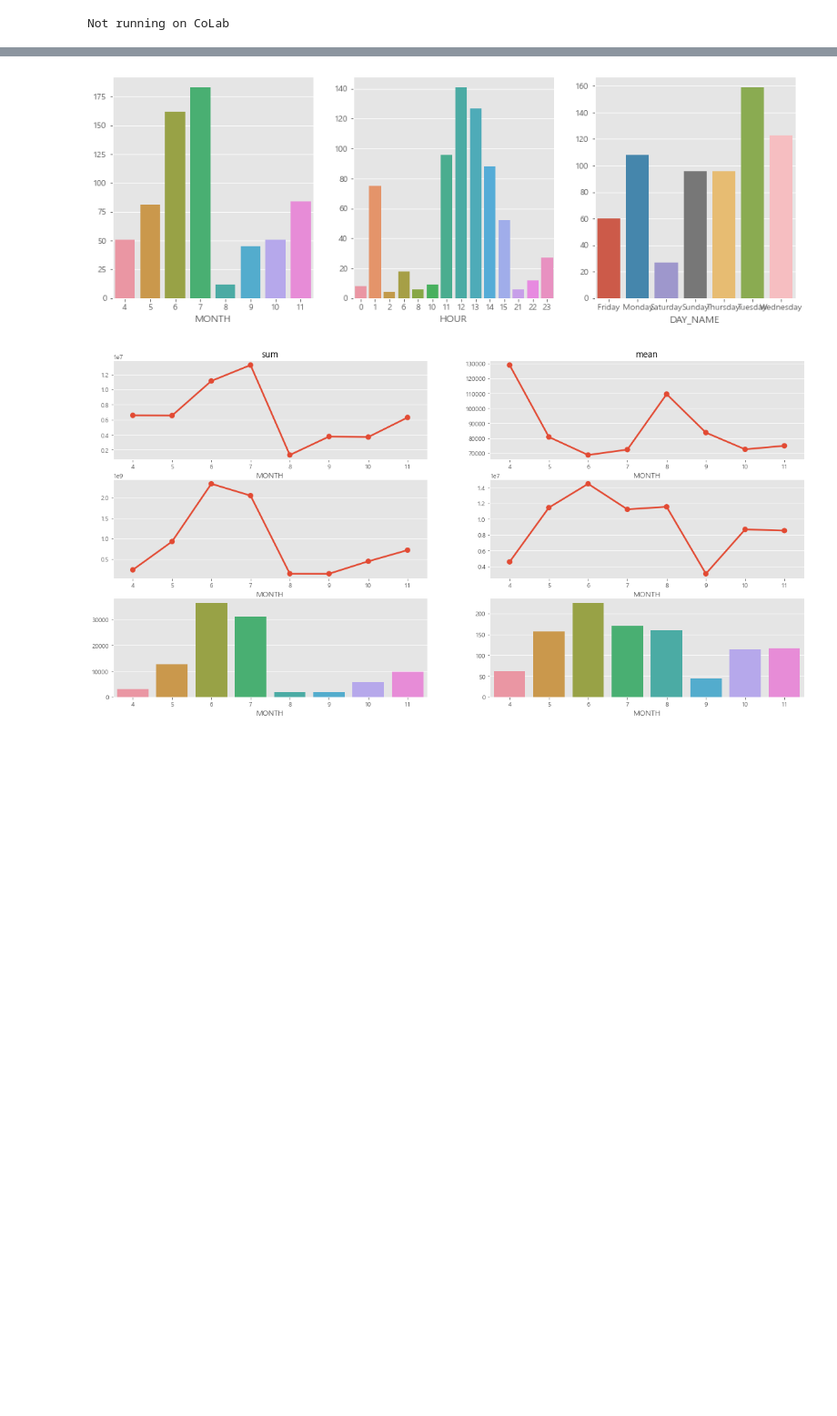
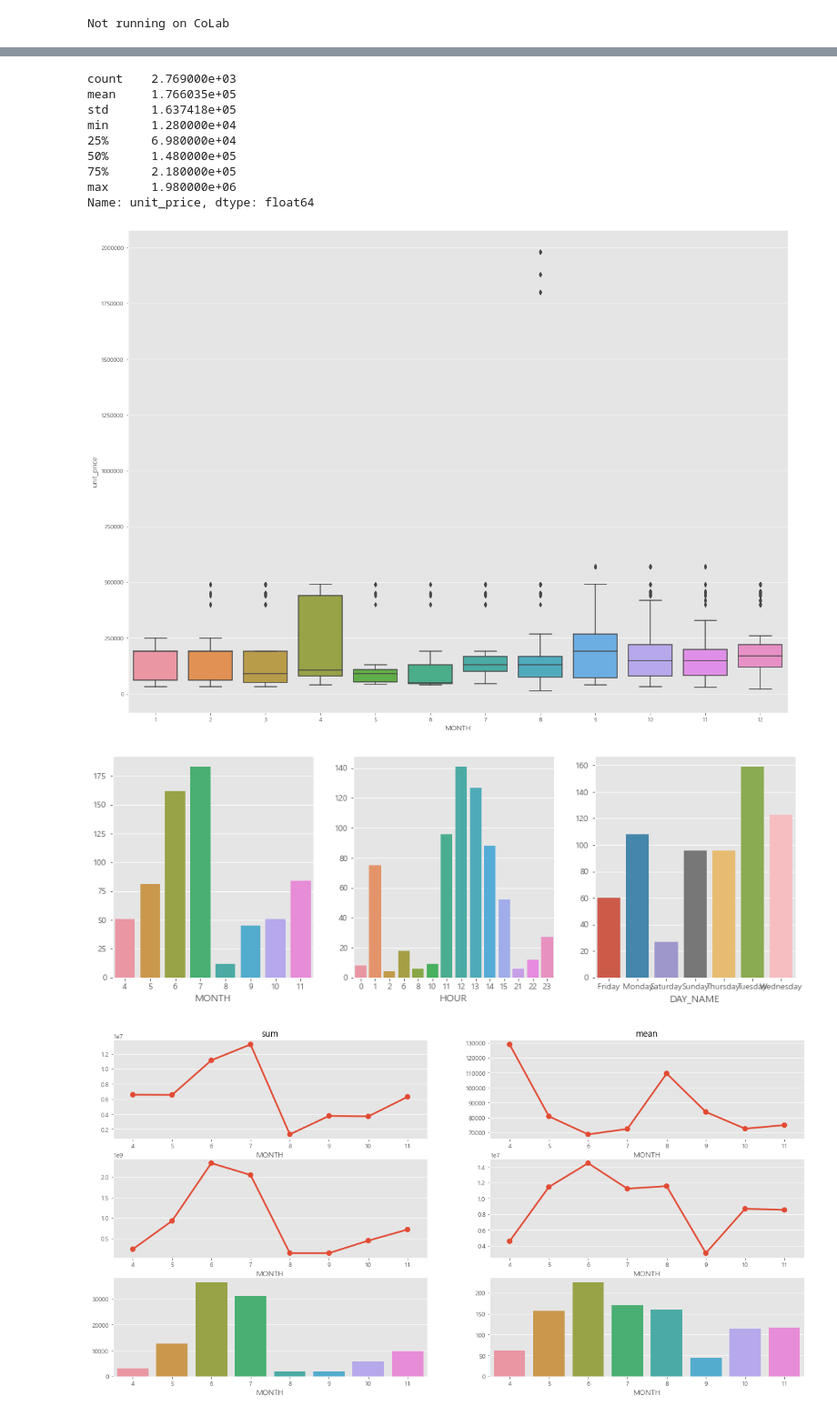
Before and after one commit to bombom93/bigcontest, a Jupyter notebook: EDA.ipynb, the cells around one changed output, grey strips where cells are left out. Shown at 91% size. Saved outputs shown, nothing was run; the diff lists cells and outputs as text; code cells hidden in the pictures; blank space fills up the shorter version.

```diff
--- a/EDA.ipynb
+++ b/EDA.ipynb
@@ -48,3 +53,16 @@ box_plot('농수축')
+# %%
+unit_box('생활용품')
+# %% [output]
+count    2.769000e+03
+mean     1.766035e+05
+std      1.637418e+05
+min      1.280000e+04
+25%      6.980000e+04
+50%      1.480000e+05
+75%      2.180000e+05
+max      1.980000e+06
+Name: unit_price, dtype: float64
+[figure, added]
 # %%
 #상품군 별 월, 시간대, 요일별 방송 횟수 count
 def monthly_time_weekday_broad_count(p_group_name):
```
Also changed, not shown: parts of 2 cells of this notebook, 5 other files.
